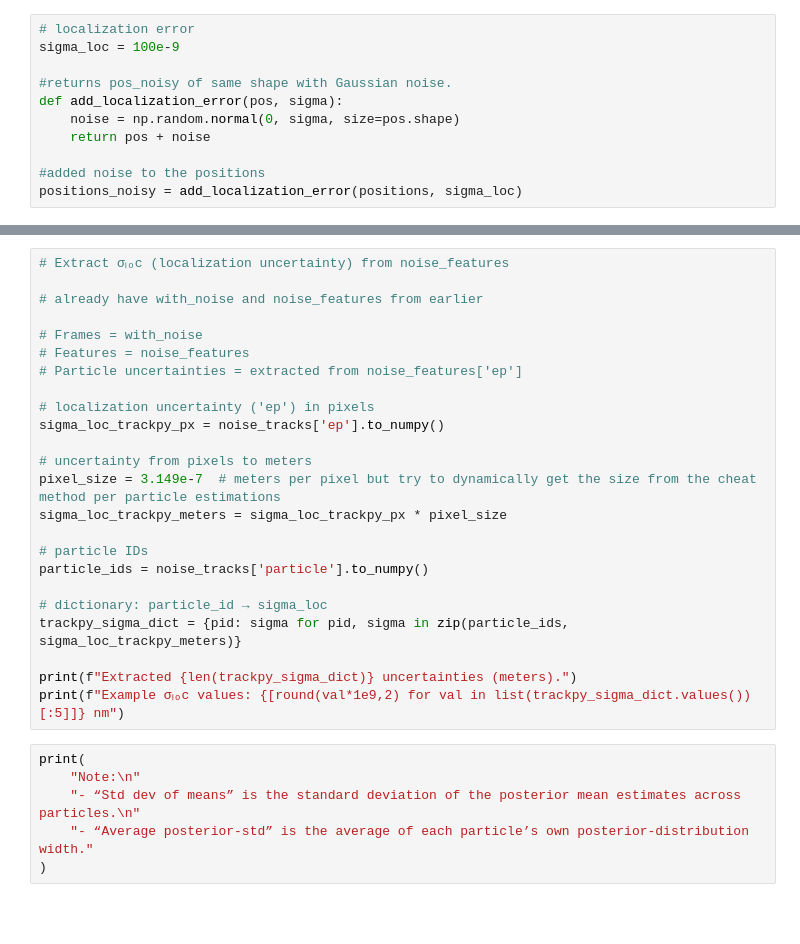
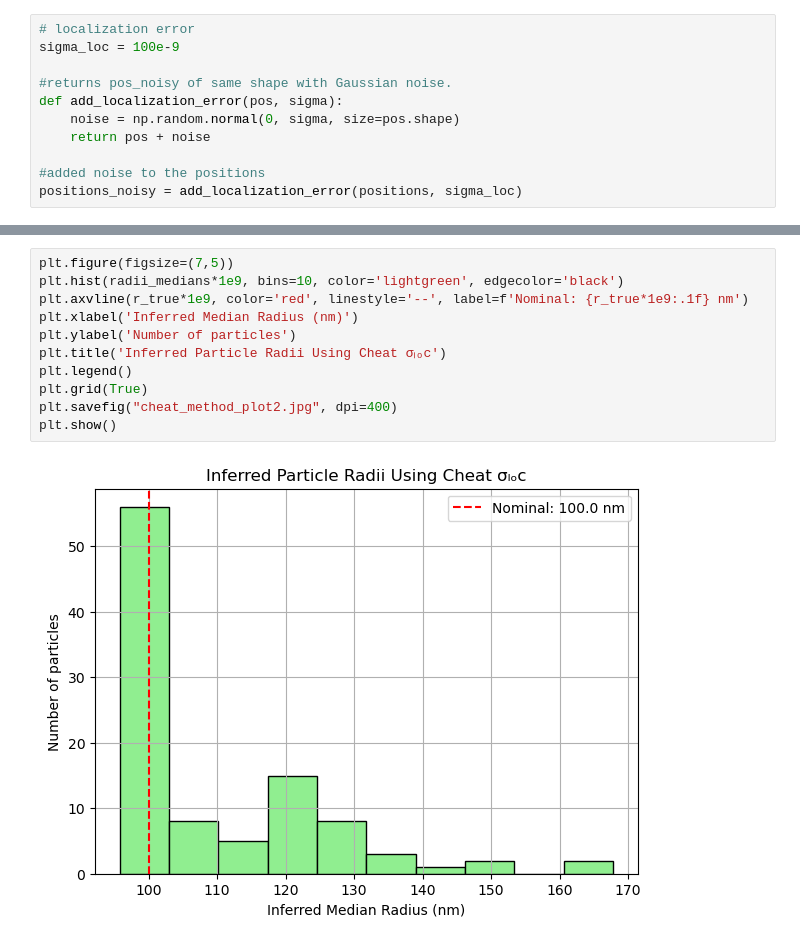
Before and after one commit to brandonc732/No-Big-Deal-Capstone-Project, a Jupyter notebook: CheatMethod.ipynb, the cells around one changed output, grey strips where cells are left out. Cells and saved outputs as stored; diff of their text form; blank space fills up the shorter version.

```diff
--- a/CheatMethod.ipynb
+++ b/CheatMethod.ipynb
@@ -256,30 +215,13 @@ NUTS: [sigma_phys]
-# %%
-# Extract σₗₒc (localization uncertainty) from noise_features
-
-# already have with_noise and noise_features from earlier
-
-# Frames = with_noise
-# Features = noise_features
-# Particle uncertainties = extracted from noise_features['ep']
-
-# localization uncertainty ('ep') in pixels
-sigma_loc_trackpy_px = noise_tracks['ep'].to_numpy()
-
-# uncertainty from pixels to meters
-pixel_size = 3.149e-7  # meters per pixel but try to dynamically get the size from the cheat method per particle estimations
-sigma_loc_trackpy_meters = sigma_loc_trackpy_px * pixel_size
-
-# particle IDs
-particle_ids = noise_tracks['particle'].to_numpy()
-
-# dictionary: particle_id → sigma_loc
-trackpy_sigma_dict = {pid: sigma for pid, sigma in zip(particle_ids, sigma_loc_trackpy_meters)}
-
-print(f"Extracted {len(trackpy_sigma_dict)} uncertainties (meters).")
-print(f"Example σₗₒc values: {[round(val*1e9,2) for val in list(trackpy_sigma_dict.values())[:5]]} nm")
-# %%
-print(
-    "Note:\n"
-    "- “Std dev of means” is the standard deviation of the posterior mean estimates across particles.\n"
-    "- “Average posterior‐std” is the average of each particle’s own posterior‐distribution width."
-)
+# %%
+plt.figure(figsize=(7,5))
+plt.hist(radii_medians*1e9, bins=10, color='lightgreen', edgecolor='black')
+plt.axvline(r_true*1e9, color='red', linestyle='--', label=f'Nominal: {r_true*1e9:.1f} nm')
+plt.xlabel('Inferred Median Radius (nm)')
+plt.ylabel('Number of particles')
+plt.title('Inferred Particle Radii Using Cheat σₗₒc')
+plt.legend()
+plt.grid(True)
+plt.savefig("cheat_method_plot2.jpg", dpi=400)
+plt.show()
+# %% [output]
+[figure, added]
```
Also changed, not shown: parts of 9 cells of this notebook.
